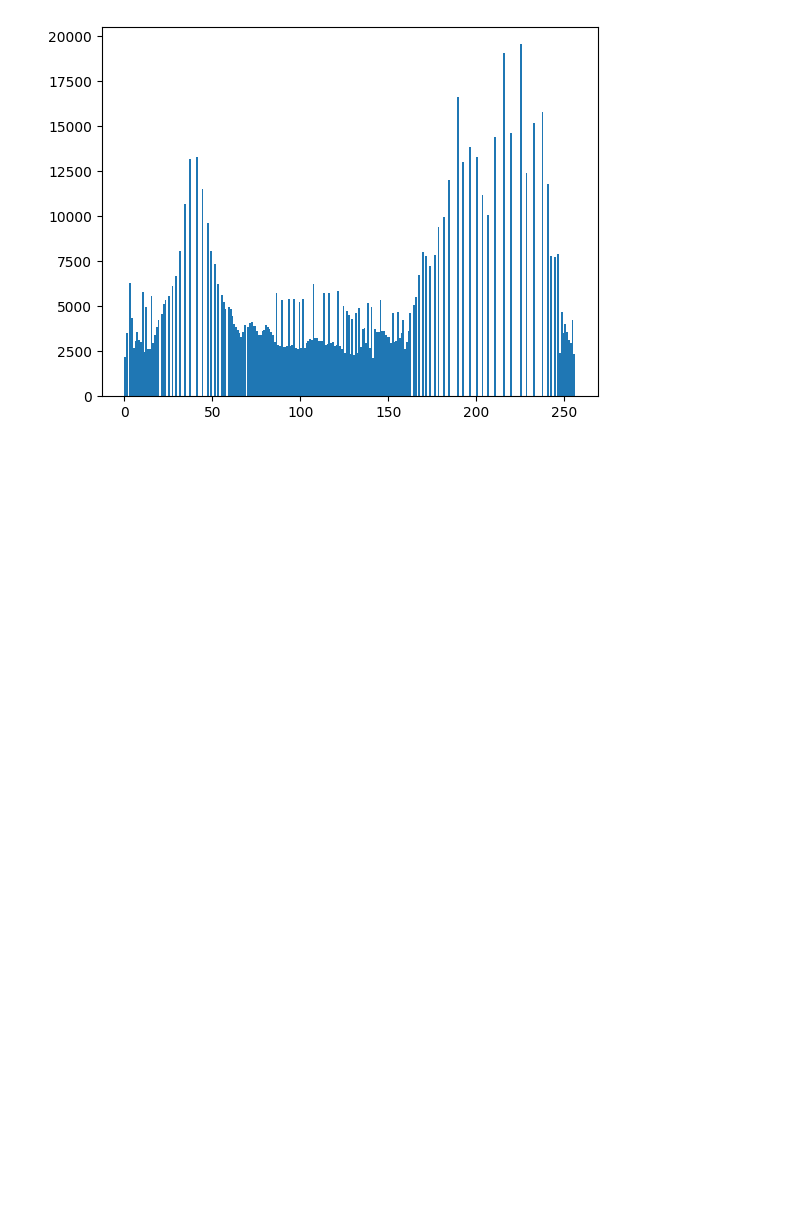
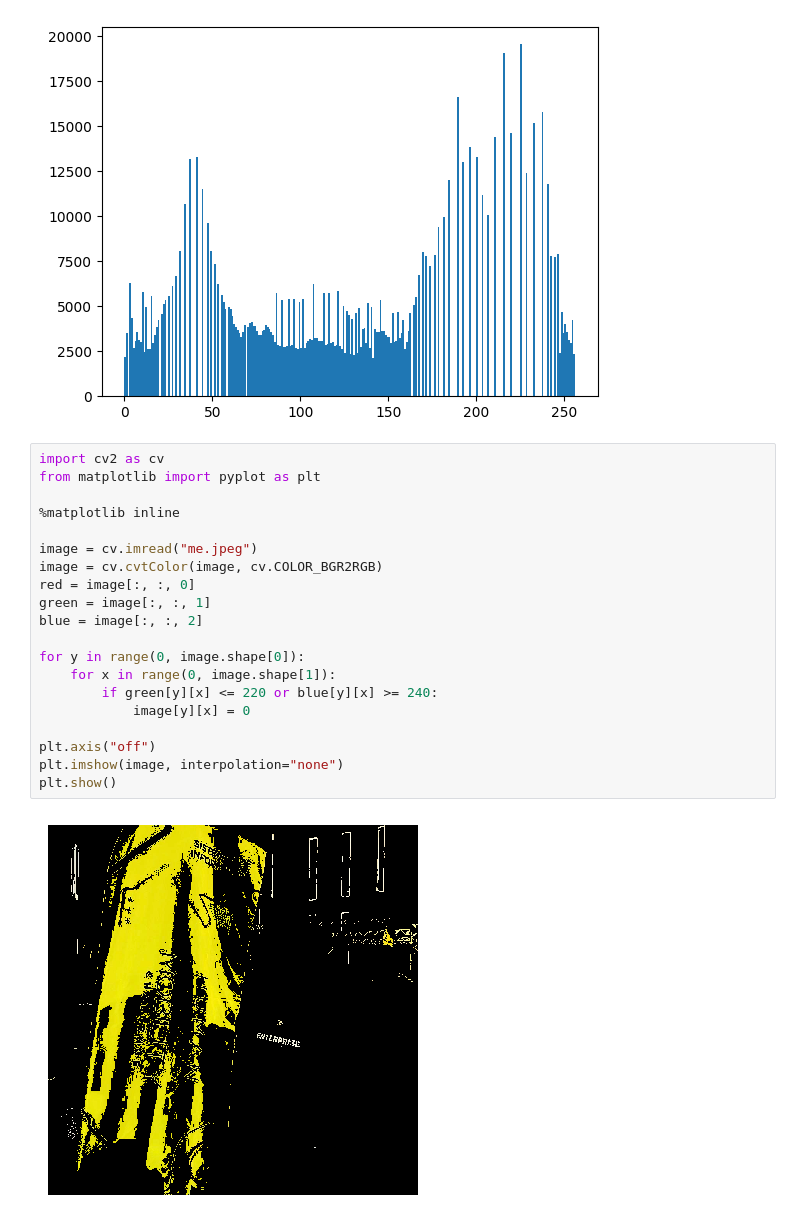
Before and after one commit to hotequil/image-processing, a Jupyter notebook: app.ipynb, the cells around one changed output. Saved outputs shown, nothing was run; the diff lists cells and outputs as text; blank space fills up the shorter version.

Commit message:
feat: changed colors in image

```diff
--- a/app.ipynb
+++ b/app.ipynb
@@ -136,3 +136,25 @@ plt.show()
  [ 99 105 116 ...  78  85  84]]
 [figure]
 [figure]
+# %%
+import cv2 as cv
+from matplotlib import pyplot as plt
+
+%matplotlib inline
+
+image = cv.imread("me.jpeg")
+image = cv.cvtColor(image, cv.COLOR_BGR2RGB)
+red = image[:, :, 0]
+green = image[:, :, 1]
+blue = image[:, :, 2]
+
+for y in range(0, image.shape[0]):
+    for x in range(0, image.shape[1]):
+        if green[y][x] <= 220 or blue[y][x] >= 240:
+            image[y][x] = 0
+
+plt.axis("off")
+plt.imshow(image, interpolation="none")
+plt.show()
+# %% [output]
+[figure, added]
```
